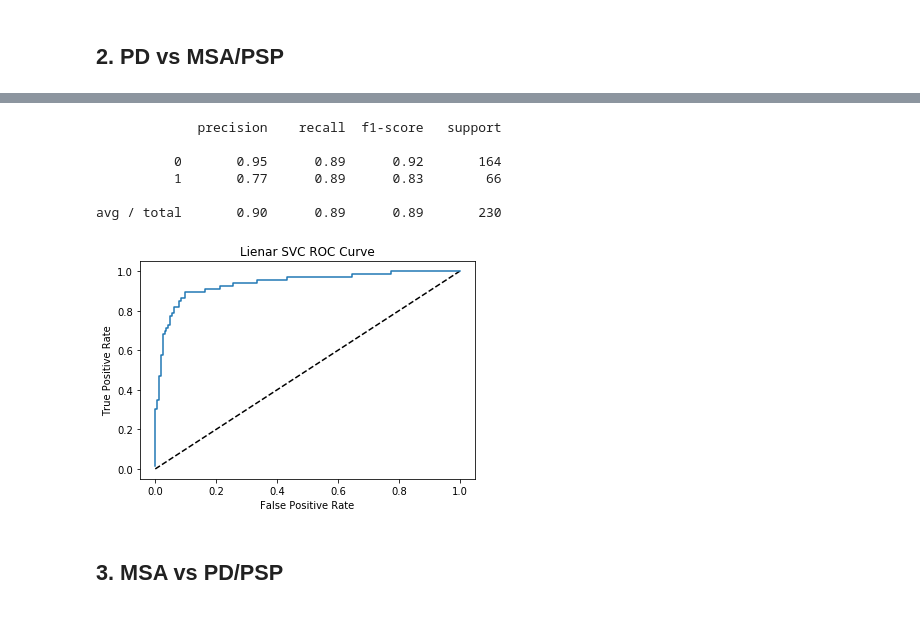
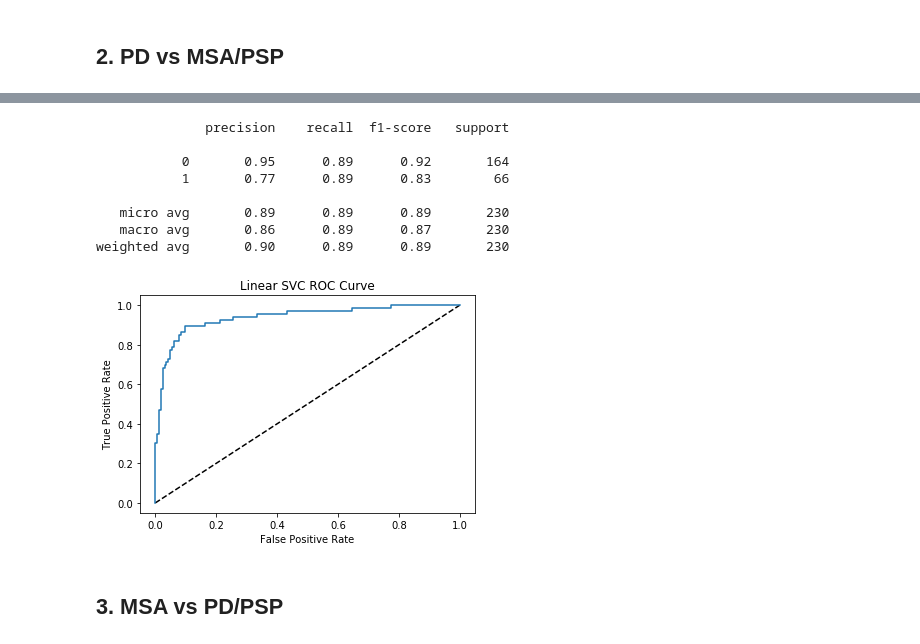
Before and after one commit to jtbricker/parkinsons-ml, a Jupyter notebook: Phase2/2019-01-05_LinearSVC_DataRoundup.ipynb, the cells around one changed output, grey strips where cells are left out. Drawn from its saved outputs; the diff is of its cells as text; code cells hidden in the pictures.

Commit message:
Get metrics for cross validation runs

```diff
--- a/Phase2/2019-01-05_LinearSVC_DataRoundup.ipynb
+++ b/Phase2/2019-01-05_LinearSVC_DataRoundup.ipynb
@@ -214,9 +236,9 @@ data2 = group_classes(data2, {1:0, 2:1, 3:1})
 y2 = data2['GroupID']
 X2 = data2.drop(['GroupID'], axis=1)
 
-X_train2, X_test2, Y_train2, Y_test2 = train_test_split(X2, y2, test_size=0.35, random_state=42)
+X_train2, X_test2, Y_train2, Y_test2 = train_test_split(X2, y2, test_size=_test_size, random_state=42)
 
-best2 = grid_search_optimization(clf, param_grid, X_train2, Y_train2, X_test2, Y_test2, cv=5, scoring='f1_micro')
+best2 = grid_search_optimization(clf, param_grid, X_train2, Y_train2, X_test2, Y_test2, cv=_cv, scoring=_scoring)
 # %% [output]
 # Tuning hyper-parameters for f1_micro
 
@@ -247,32 +309,15 @@ plot_coefficients(model, feature_names)
-# %%
-from sklearn.metrics import roc_curve
-model = Pipeline([
-    ('Scaler', StandardScaler()),
-    ('classifier', SVC(kernel='linear', probability=True, C=0.01438449888287663, class_weight='balanced'))
-])
-model.fit(X_train2, Y_train2)
-
-y_true, y_pred = Y_test2, model.predict(X_test2)
-print(classification_report(y_true, y_pred))
-
-y_pred_prob = model.predict_proba(X_test2)[:,1]
-
-fpr, tpr, thresholds = roc_curve(Y_test2, y_pred_prob)
-
-plt.plot([0,1],[0,1], 'k--')
-plt.plot(fpr, tpr, label='Linear SVC')
-plt.xlabel('False Positive Rate')
-plt.ylabel('True Positive Rate')
-plt.title('Lienar SVC ROC Curve')
-plt.show()
-# %% [output]
-             precision    recall  f1-score   support
-
-          0       0.95      0.89      0.92       164
-          1       0.77      0.89      0.83        66
-
-avg / total       0.90      0.89      0.89       230
-[figure, removed]
+# %%
+plot_roc(best2.best_estimator_, X_test2, Y_test2)
+# %% [output]
+              precision    recall  f1-score   support
+
+           0       0.95      0.89      0.92       164
+           1       0.77      0.89      0.83        66
+
+   micro avg       0.89      0.89      0.89       230
+   macro avg       0.86      0.89      0.87       230
+weighted avg       0.90      0.89      0.89       230
+[figure, added]
 # %% [markdown]
 ## 3. MSA vs PD/PSP
 # %%
```
Also changed, not shown: parts of 23 cells of this notebook.
